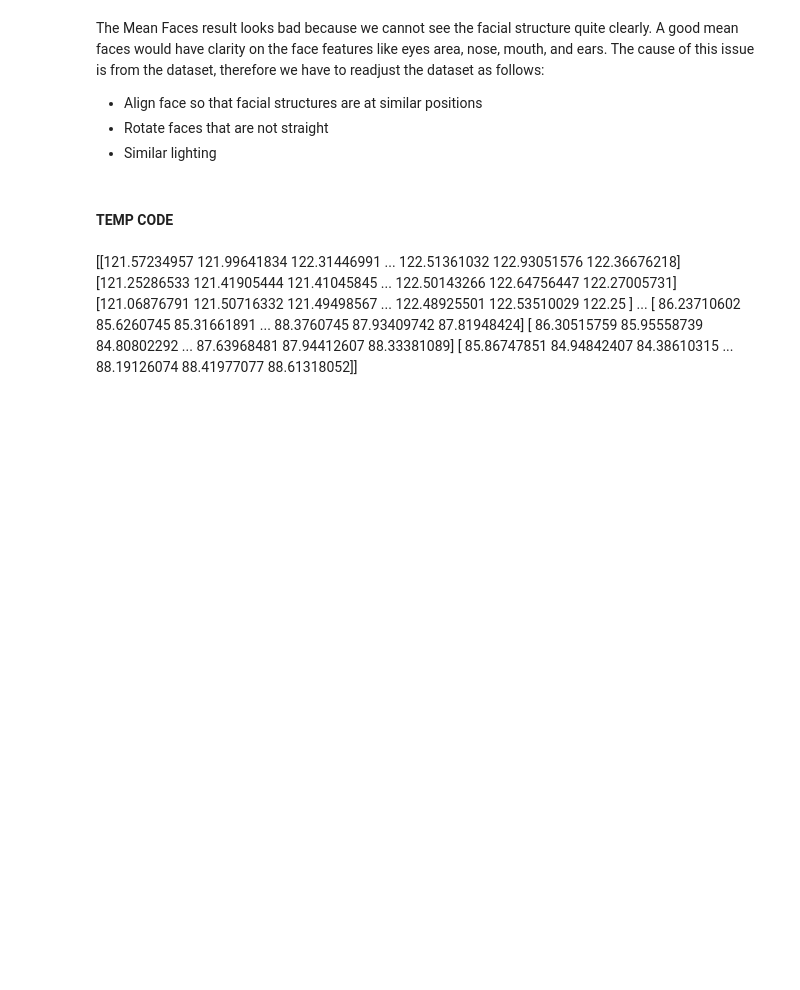
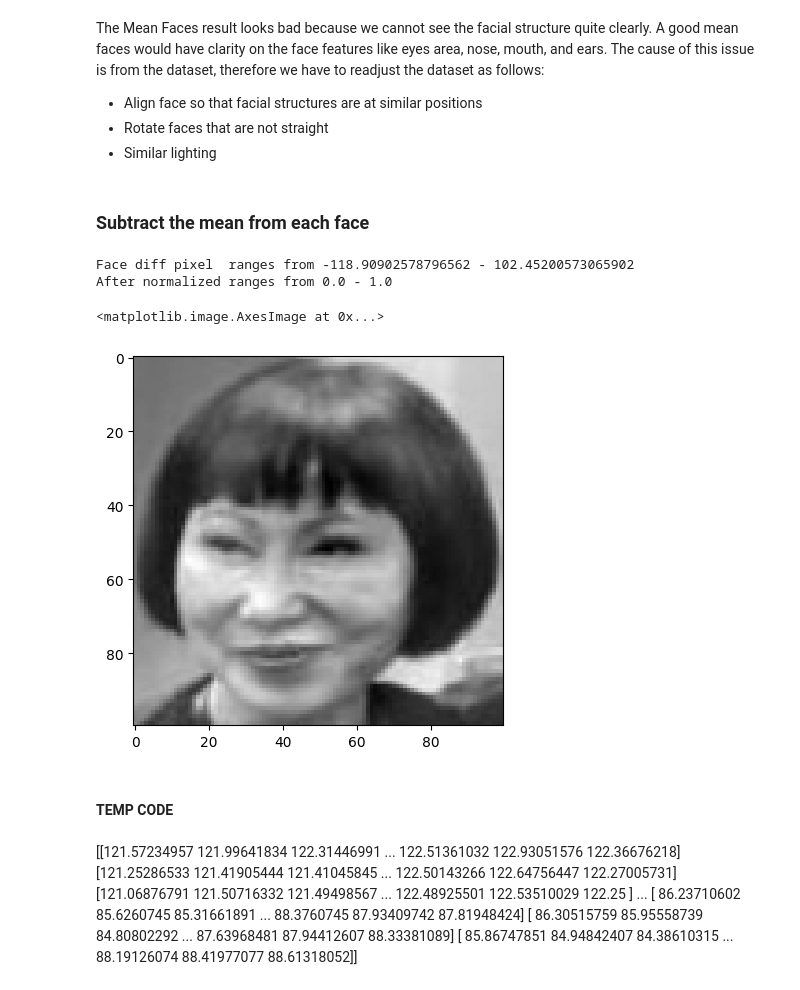
Before and after one commit to ReinerJasin/face_recognition_eigenfaces, a Jupyter notebook: project/face_recognition.ipynb, the cells around one changed output. Saved outputs shown, nothing was run; the diff lists cells and outputs as text; code cells hidden in the pictures; blank space fills up the shorter version.

```diff
--- a/project/face_recognition.ipynb
+++ b/project/face_recognition.ipynb
@@ -252,6 +230,25 @@ The Mean Faces result looks bad because we cannot see the facial structure quite
 * Align face so that facial structures are at similar positions
 * Rotate faces that are not straight
 * Similar lighting
+# %% [markdown]
+### Subtract the mean from each face
+# %%
+face_diff = image_list - mean_faces
+face_diff_reshaped = face_diff[0].reshape(TARGET_HEIGHT,TARGET_WIDTH)
+
+print(f'Face diff pixel  ranges from {face_diff_reshaped.min()} - {face_diff_reshaped.max()}')
+
+# Normalize pixel difference for visualization
+face_diff_normalized = (face_diff_reshaped - face_diff_reshaped.min()) / (face_diff_reshaped.max() - face_diff_reshaped.min())
+
+print(f'After normalized ranges from {face_diff_normalized.min()} - {face_diff_normalized.max()}')
+
+plt.imshow(face_diff_normalized, cmap='gray')
+# %% [output]
+Face diff pixel  ranges from -118.90902578796562 - 102.45200573065902
+After normalized ranges from 0.0 - 1.0
+<matplotlib.image.AxesImage at 0x...>
+[figure, added]
 # %% [markdown]
 #### TEMP CODE
 # %% [markdown]
```
Also changed, not shown: parts of 4 cells of this notebook.
